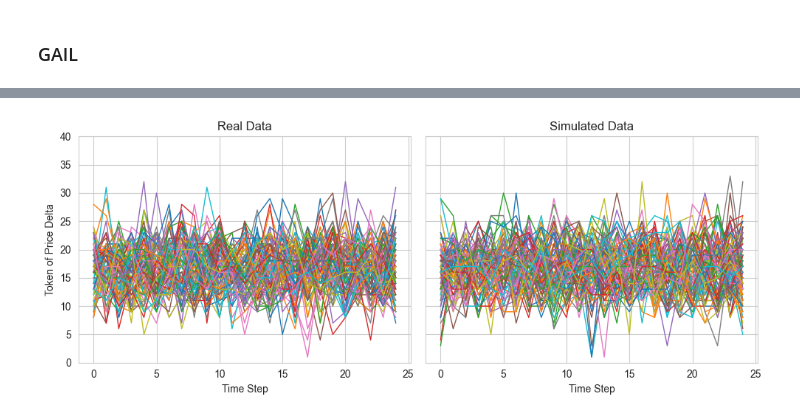
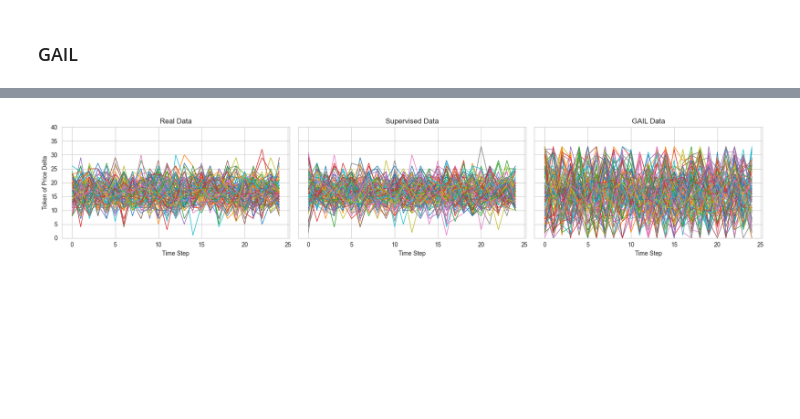
Before and after one commit to FrensiZ/adversial_learning, a Jupyter notebook: adv_GBM_LSTM.ipynb, the cells around one changed output, grey strips where cells are left out. Saved outputs shown, nothing was run; the diff lists cells and outputs as text; code cells hidden in the pictures; blank space fills up the shorter version.

```diff
--- a/adv_GBM_LSTM.ipynb
+++ b/adv_GBM_LSTM.ipynb
@@ -1431,26 +1698,32 @@ plot_sequences(real_seq=val_data[:,1:], sim_seq=gail_data)
 # %%
 # Create the subplots
-fig, axes = plt.subplots(1, 2, figsize=(10, 4))  # 1 row, 3 columns
+fig, axes = plt.subplots(1, 3, figsize=(17, 3.5))  # 1 row, 3 columns
 axes = axes.flatten()
 
 # Plot the real and simulated trajectories
 for i in range(100):
     axes[0].plot(val_data[i][1:], linewidth=1)
-    axes[1].plot(gail_data[i], linewidth=1)
+    axes[1].plot(supervised_data[i], linewidth=1)
+    axes[2].plot(gail_data[i], linewidth=1)
 
 axes[0].set_title('Real Data')
 axes[0].set_ylim(0, 40)
 axes[0].set_xlabel('Time Step')
 axes[0].set_ylabel('Token of Price Delta')
 
-axes[1].set_title('Simulated Data')
+axes[1].set_title('Supervised Data')
 axes[1].set_ylim(0, 40)
 axes[1].set_xlabel('Time Step')
 axes[1].tick_params(labelleft=False)
+
+axes[2].set_title('GAIL Data')
+axes[2].set_ylim(0, 40)
+axes[2].set_xlabel('Time Step')
+axes[2].tick_params(labelleft=False)
 
 # Adjust spacing between plots to bring them closer
 plt.subplots_adjust(wspace=0)  # Reduce space between plots
 plt.tight_layout()
 plt.show()
 # %% [output]
-[figure, old version]
+[figure, new version]
```
Also changed, not shown: parts of 20 cells of this notebook, 1 other file.
